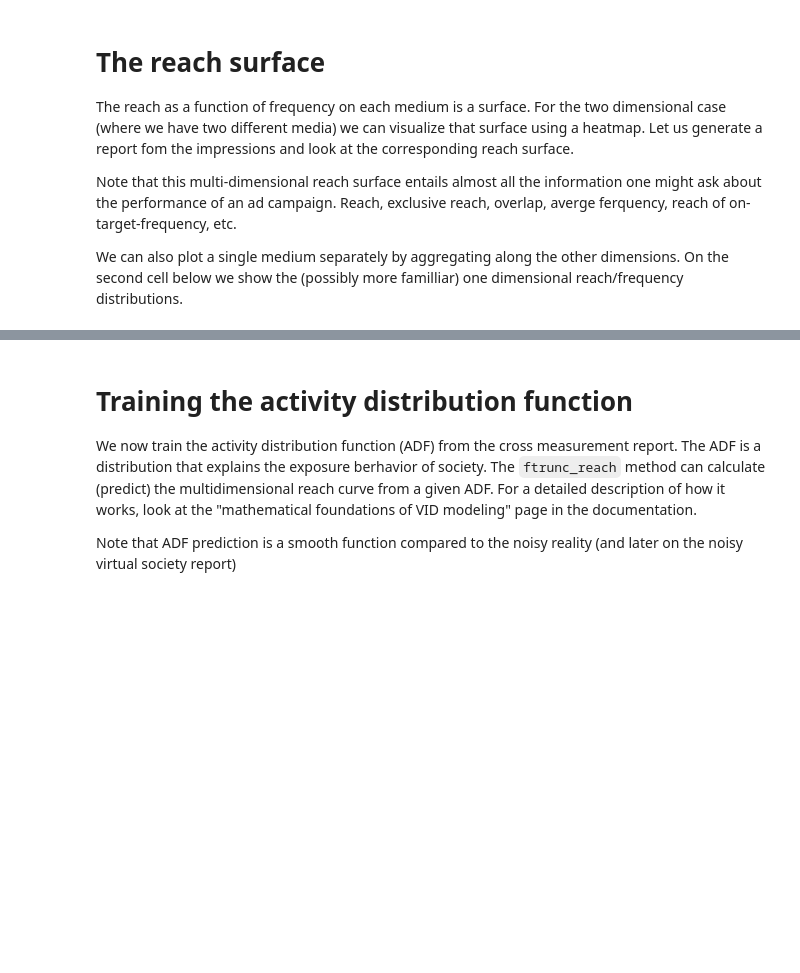
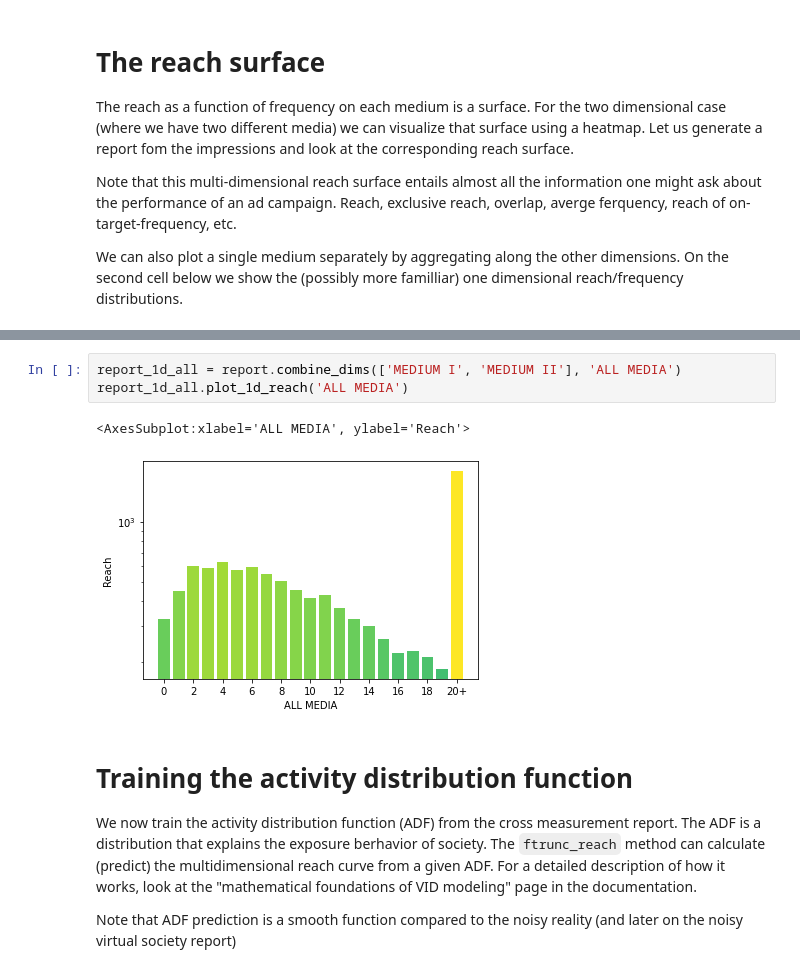
Before and after one commit to OpenMeasurement/audience_modeling_toolbox, a Jupyter notebook: notebooks/virtual_society_basic_illustration.ipynb, the cells around one changed output, grey strips where cells are left out. Cells and saved outputs as stored; diff of their text form; blank space fills up the shorter version.

```diff
--- a/notebooks/virtual_society_basic_illustration.ipynb
+++ b/notebooks/virtual_society_basic_illustration.ipynb
@@ -119,3 +122,9 @@ for i, medium in enumerate(media) :
+# %%
+report_1d_all = report.combine_dims(['MEDIUM I', 'MEDIUM II'], 'ALL MEDIA')
+report_1d_all.plot_1d_reach('ALL MEDIA')
+# %% [output]
+<AxesSubplot:xlabel='ALL MEDIA', ylabel='Reach'>
+[figure, added]
 # %% [markdown]
 # Training the activity distribution function
 
```
Also changed, not shown: parts of 22 cells of this notebook.
